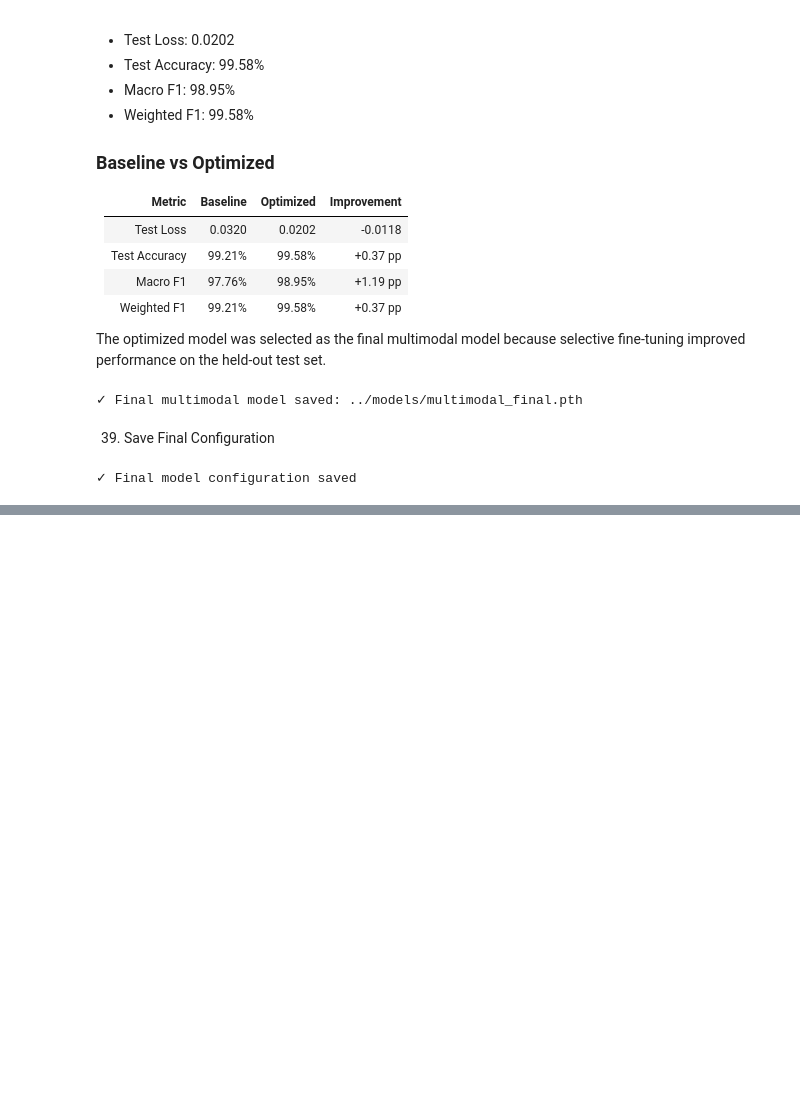
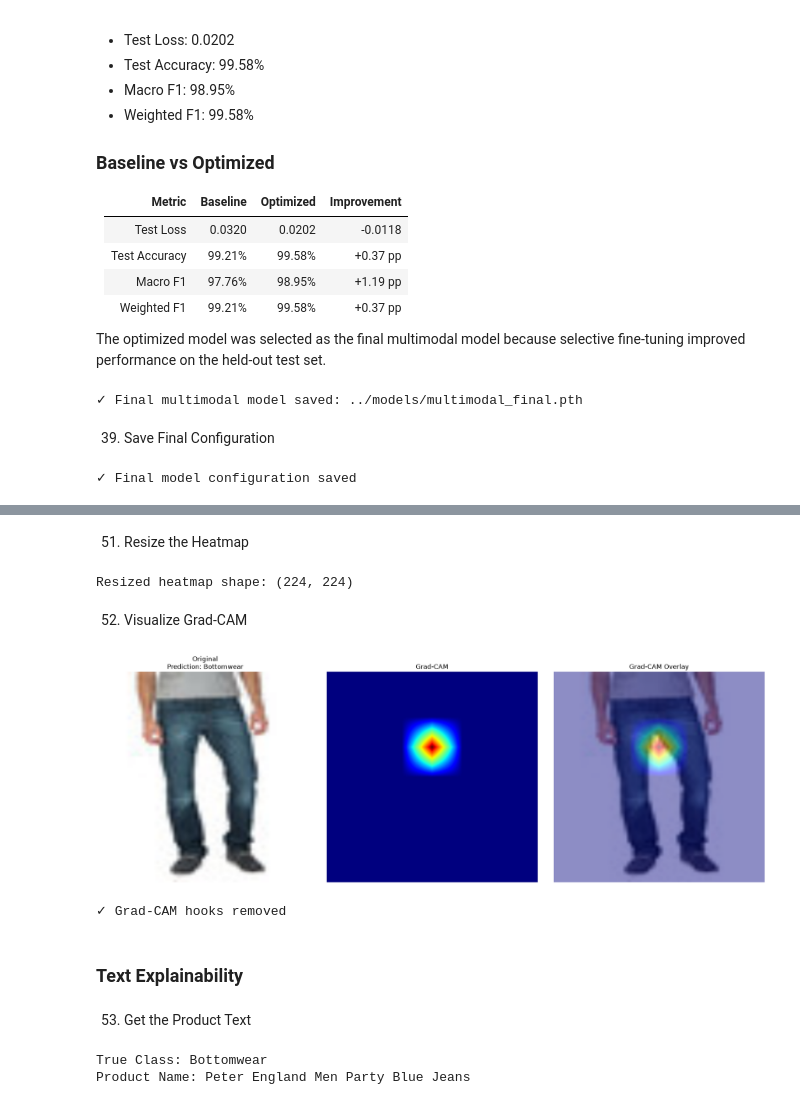
Before and after one commit to vk62945/Multimodal-Product-Intelligence, a Jupyter notebook: notebooks/05_Multimodal_Model.ipynb, the cells around one changed output, grey strips where cells are left out. Cells and saved outputs as stored; diff of their text form; code cells hidden in the pictures; blank space fills up the shorter version.

```diff
--- a/notebooks/05_Multimodal_Model.ipynb
+++ b/notebooks/05_Multimodal_Model.ipynb
@@ -1808,0 +2110,76 @@ print("✓ Final model configuration saved")
+# %% [markdown]
+51. Resize the Heatmap
+# %%
+from PIL import Image
+
+heatmap = Image.fromarray(
+    np.uint8(cam * 255)
+)
+
+heatmap = heatmap.resize(
+    (224, 224),
+    Image.Resampling.BILINEAR
+)
+
+heatmap = np.array(heatmap) / 255.0
+
+print("Resized heatmap shape:", heatmap.shape)
+# %% [output]
+Resized heatmap shape: (224, 224)
+# %% [markdown]
+52. Visualize Grad-CAM
+# %%
+import matplotlib.pyplot as plt
+
+plt.figure(figsize=(18, 6))
+
+plt.subplot(1, 3, 1)
+plt.imshow(image_display)
+plt.axis("off")
+plt.title(
+    f"Original\n"
+    f"Prediction: {class_names[prediction.item()]}"
+)
+
+plt.subplot(1, 3, 2)
+plt.imshow(heatmap, cmap="jet")
+plt.axis("off")
+plt.title("Grad-CAM")
+
+plt.subplot(1, 3, 3)
+plt.imshow(image_display)
+plt.imshow(
+    heatmap,
+    cmap="jet",
+    alpha=0.45
+)
+plt.axis("off")
+plt.title("Grad-CAM Overlay")
+
+plt.tight_layout()
+plt.show()
+# %% [output]
+[figure, added]
+# %%
+forward_handle.remove()
+backward_handle.remove()
+
+print("✓ Grad-CAM hooks removed")
+# %% [output]
+✓ Grad-CAM hooks removed
+# %% [markdown]
+### Text Explainability
+# %% [markdown]
+53. Get the Product Text
+# %%
+test_df = pd.read_csv(
+    "../data/processed/test.csv"
+)
+
+test_sample = test_df.iloc[0]
+
+print("True Class:", test_sample["subCategory"])
+print("Product Name:", test_sample["productDisplayName"])
+# %% [output]
+True Class: Bottomwear
+Product Name: Peter England Men Party Blue Jeans
```
Also changed, not shown: parts of 70 cells of this notebook.
